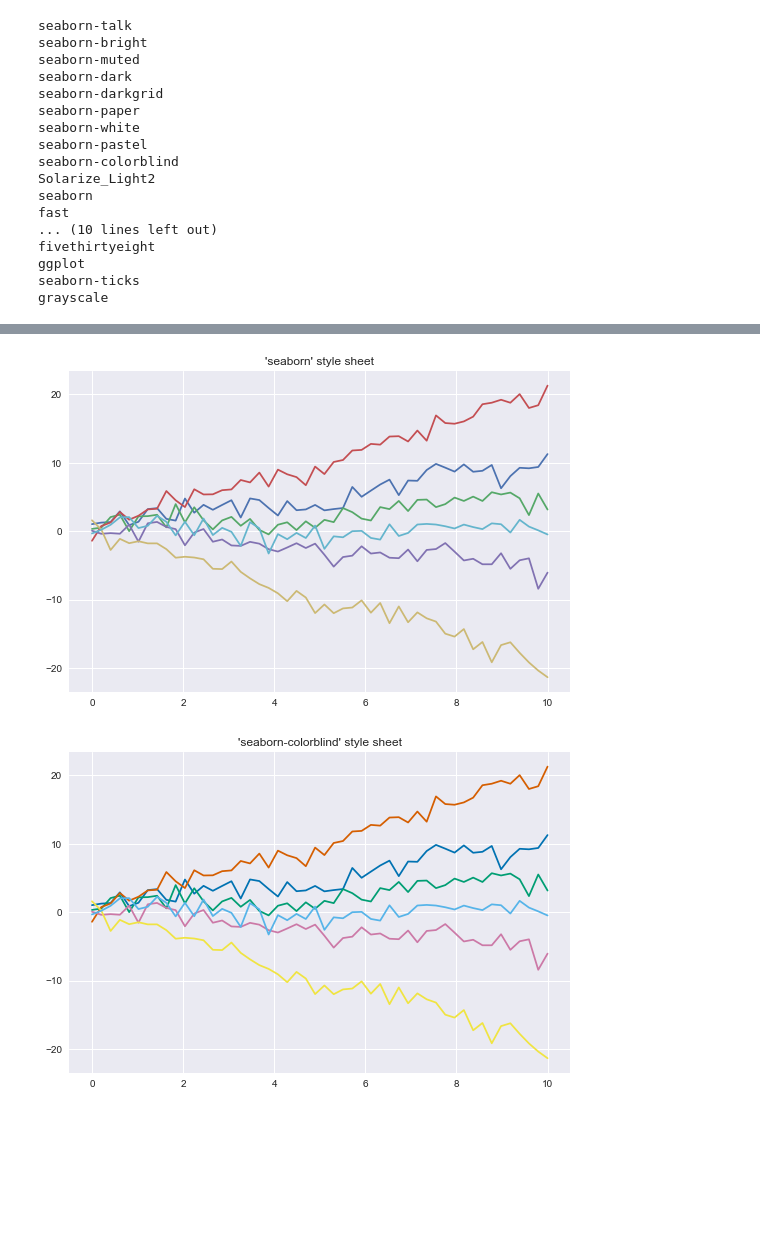
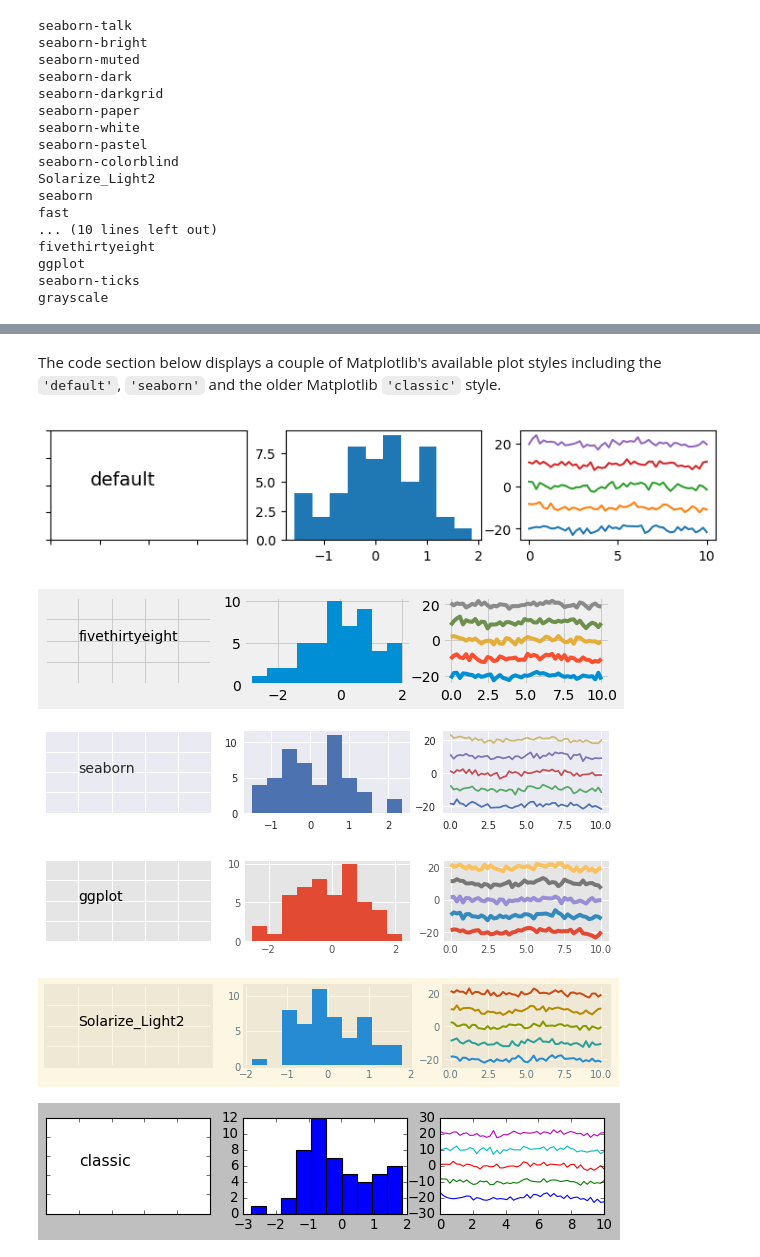
Before and after one commit to ProfessorKazarinoff/Problem-Solving-with-Python, a Jupyter notebook: notebooks/06-Plotting-with-Matplotlib/06.13-Plot-Styles.ipynb, the cells around one changed output, grey strips where cells are left out. Drawn from its saved outputs; the diff is of its cells as text; code cells hidden in the pictures; blank space fills up the shorter version.

````diff
--- a/notebooks/06-Plotting-with-Matplotlib/06.13-Plot-Styles.ipynb
+++ b/notebooks/06-Plotting-with-Matplotlib/06.13-Plot-Styles.ipynb
@@ -102,42 +56,37 @@ plt.show()
-# %%
-plt.style.use('seaborn')
-
-x = np.linspace(0, 10)
-
-# Fixing random state for reproducibility
-np.random.seed(19680801)
-
-fig, ax = plt.subplots()
-
-ax.plot(x, np.sin(x) + x + np.random.randn(50))
-ax.plot(x, np.sin(x) + 0.5 * x + np.random.randn(50))
-ax.plot(x, np.sin(x) + 2 * x + np.random.randn(50))
-ax.plot(x, np.sin(x) - 0.5 * x + np.random.randn(50))
-ax.plot(x, np.sin(x) - 2 * x + np.random.randn(50))
-ax.plot(x, np.sin(x) + np.random.randn(50))
-ax.set_title("'seaborn' style sheet")
-
-plt.show()
-# %% [output]
-[figure, removed]
-# %%
-plt.style.use('seaborn-colorblind')
-
-x = np.linspace(0, 10)
-
-# Fixing random state for reproducibility
-np.random.seed(19680801)
-
-fig, ax = plt.subplots()
-
-ax.plot(x, np.sin(x) + x + np.random.randn(50))
-ax.plot(x, np.sin(x) + 0.5 * x + np.random.randn(50))
-ax.plot(x, np.sin(x) + 2 * x + np.random.randn(50))
-ax.plot(x, np.sin(x) - 0.5 * x + np.random.randn(50))
-ax.plot(x, np.sin(x) - 2 * x + np.random.randn(50))
-ax.plot(x, np.sin(x) + np.random.randn(50))
-ax.set_title("'seaborn-colorblind' style sheet")
-
-plt.show()
-# %% [output]
-[figure, removed]
+# %% [markdown]
+The code section below displays a couple of Matplotlib's available plot styles including the ```'default'```, ```'seaborn'``` and the older Matplotlib ```'classic'``` style.
+# %%
+def pl(ax,st):
+    x = np.linspace(0, 10)
+    for n in range(-20,30,10):
+        ax.plot(x, np.cos(x) + np.random.randn(50) + n)
+
+def his(ax):
+    x = np.random.randn(50)
+    ax.hist(x)
+
+def lb(ax,s):
+    ax.text(0.2,0.5,s, fontsize=14)
+    ax.xaxis.set_ticklabels([],[])
+    ax.yaxis.set_ticklabels([],[])
+
+def make_fig(st):
+    with plt.style.context(st):
+        fig,[ax1,ax2,ax3]=plt.subplots(1,3,figsize=(9,1.5))
+        lb(ax1,st)
+        his(ax2)
+        pl(ax3,st)
+
+s = ['default','fivethirtyeight','seaborn','ggplot','Solarize_Light2','classic']
+
+for st in s:
+    make_fig(st)
+
+plt.show()
+# %% [output]
+[figure, added]
+[figure, added]
+[figure, added]
+[figure, added]
+[figure, added]
+[figure, added]
````
Also changed, not shown: parts of 7 cells of this notebook, 5 other files.
